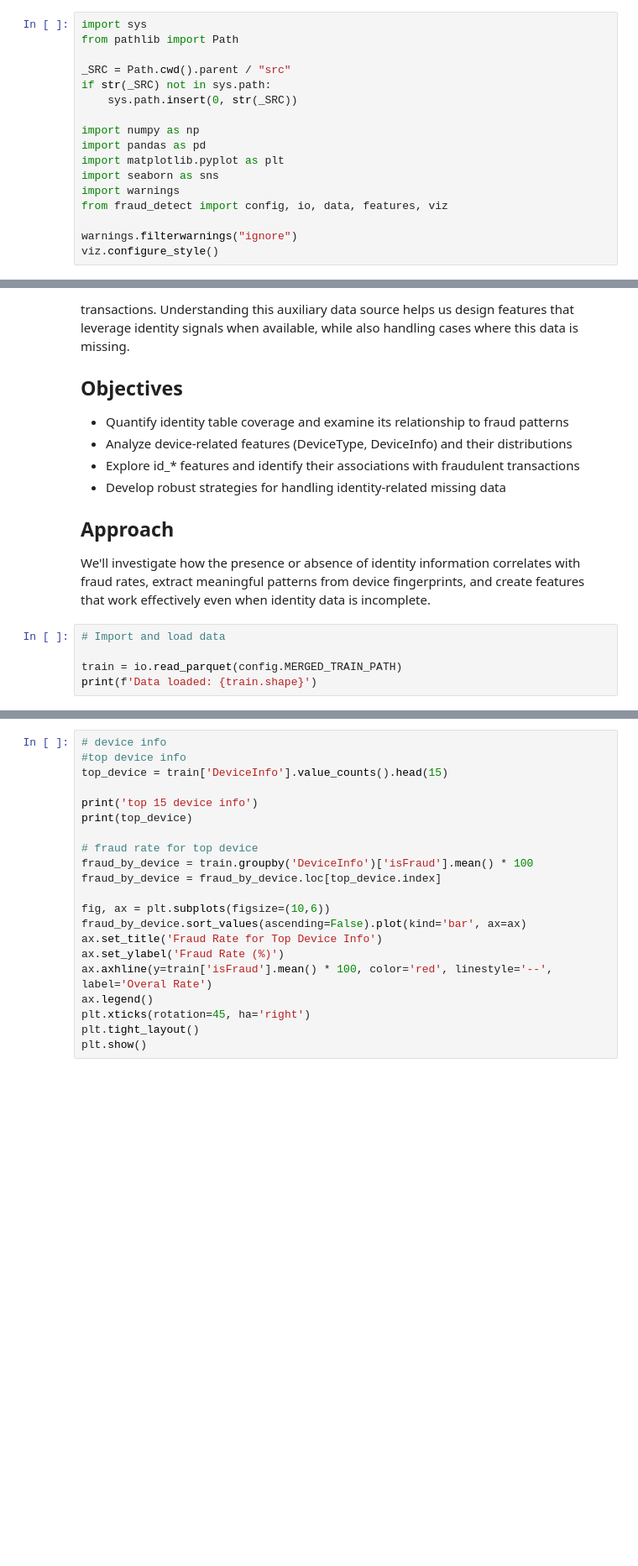
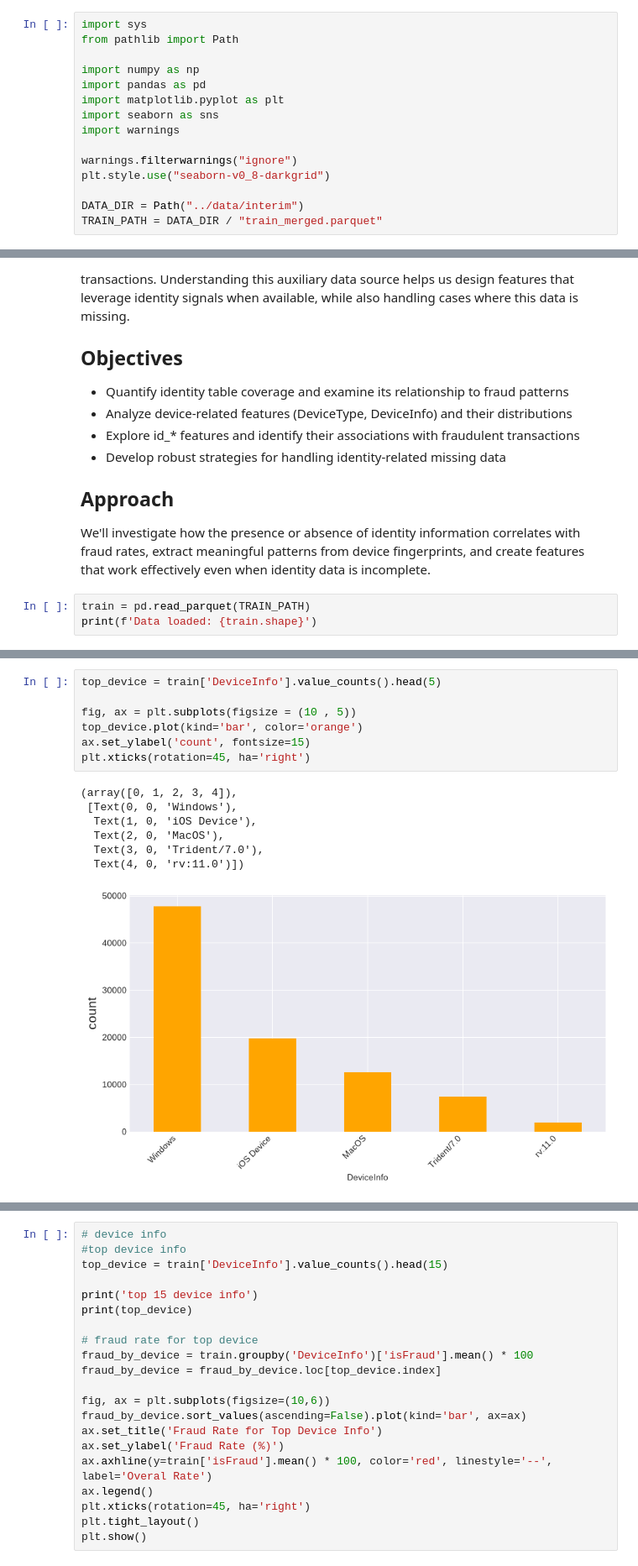
Before and after one commit to knsiuss/ieee-fraud-detection, a Jupyter notebook: notebook/03_eda_identity_features.ipynb, the cells around one changed output, grey strips where cells are left out. Shown at 84% size. Cells and saved outputs as stored; diff of their text form; blank space fills up the shorter version.

```diff
--- a/notebook/03_eda_identity_features.ipynb
+++ b/notebook/03_eda_identity_features.ipynb
@@ -1,20 +1,18 @@
 # %%
 import sys
 from pathlib import Path
-
-_SRC = Path.cwd().parent / "src"
-if str(_SRC) not in sys.path:
-    sys.path.insert(0, str(_SRC))
 
 import numpy as np
 import pandas as pd
 import matplotlib.pyplot as plt
 import seaborn as sns
 import warnings
-from fraud_detect import config, io, data, features, viz
 
 warnings.filterwarnings("ignore")
-viz.configure_style()
+plt.style.use("seaborn-v0_8-darkgrid")
+
+DATA_DIR = Path("../data/interim")
+TRAIN_PATH = DATA_DIR / "train_merged.parquet"
 # %% [markdown]
 ## EDA - Identity Features
 
@@ -33,8 +31,6 @@ The identity table provides device and browser fingerprinting data for a subset
 
 We'll investigate how the presence or absence of identity information correlates with fraud rates, extract meaningful patterns from device fingerprints, and create features that work effectively even when identity data is incomplete.
 # %%
-# Import and load data
-
-train = io.read_parquet(config.MERGED_TRAIN_PATH)
+train = pd.read_parquet(TRAIN_PATH)
 print(f'Data loaded: {train.shape}')
 # %% [output]
@@ -148,6 +113,21 @@ DeviceType
 desktop      6.521458   85165
 mobile      10.166232   55645
 NaN          2.101705  449730
+# %%
+top_device = train['DeviceInfo'].value_counts().head(5)
+
+fig, ax = plt.subplots(figsize = (10 , 5))
+top_device.plot(kind='bar', color='orange')
+ax.set_ylabel('count', fontsize=15)
+plt.xticks(rotation=45, ha='right')
+# %% [output]
+(array([0, 1, 2, 3, 4]),
+ [Text(0, 0, 'Windows'),
+  Text(1, 0, 'iOS Device'),
+  Text(2, 0, 'MacOS'),
+  Text(3, 0, 'Trident/7.0'),
+  Text(4, 0, 'rv:11.0')])
+[figure, added]
 # %% [markdown]
 ### Insight: Device Type and Fraud Risk
 
```
Also changed, not shown: parts of 18 cells of this notebook, 24 other files.
